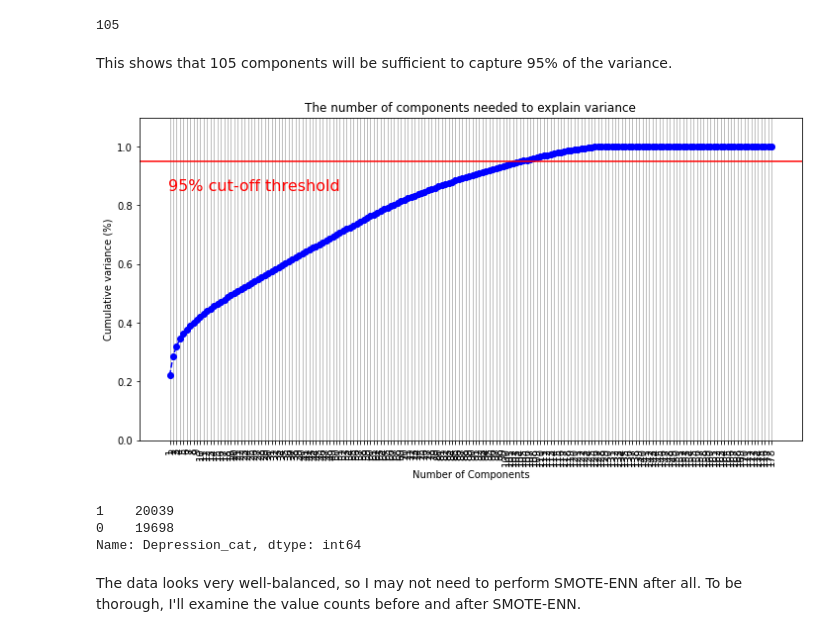
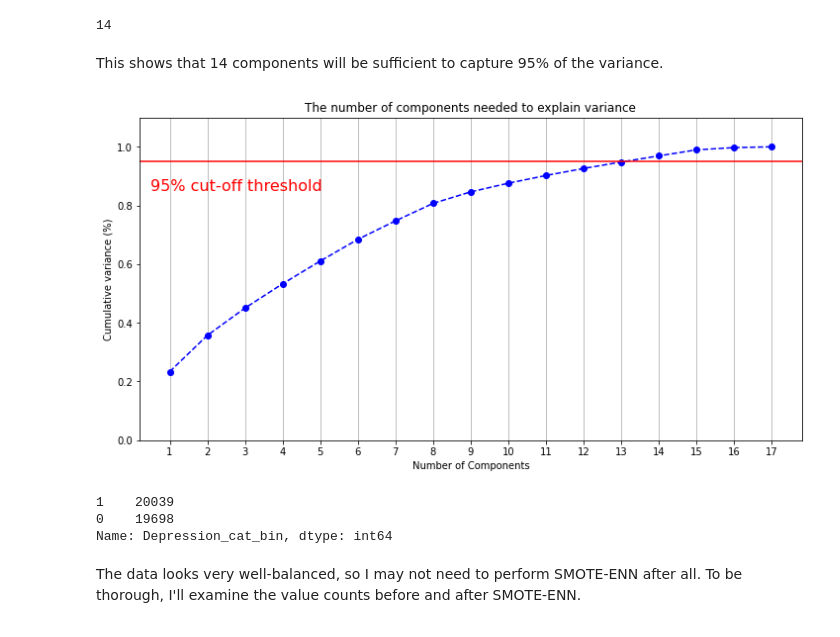
Before and after one commit to tfgerling/Final_project, a Jupyter notebook: Just Jamie thinking about data modeling.ipynb, the cells around one changed output. Cells and saved outputs as stored; diff of their text form; code cells hidden in the pictures.

```diff
--- a/Just Jamie thinking about data modeling.ipynb
+++ b/Just Jamie thinking about data modeling.ipynb
@@ -68,12 +82 @@ int64    178
 dtype: int64
-# %%
-# Target variable will determine severe depression. Levels 3 or 4 indicates severe depression.  So 1 means the individual has
-# severe depression, while 0 means they do not.
-
-for i in range(len(df)):
-    if df['Depression_cat'][i] == 3 or df['Depression_cat'][i] == 4:
-        df['Depression_cat'][i] = 1
-    else:
-        df['Depression_cat'][i] = 0
-
-df['Depression_cat']
@@ -93,56 +141,57 @@ Name: Depression_cat, Length: 39737, dtype: int64
+# %%
+# Slice feature columns from dataframe for X
+X = df.iloc[:,:17]
 # %%
+# Apply MinMaxScaler for PCA
 scaler = MinMaxScaler()
-df_rescaled = scaler.fit_transform(df)
+X_rescaled = scaler.fit_transform(X)
 # %%
 # 95% of variance
 pca = PCA(n_components = 0.95)
-pca.fit(df_rescaled)
-reduced_ninety_five = pca.transform(df_rescaled)
+pca.fit(X_rescaled)
+reduced_ninety_five = pca.transform(X_rescaled)
 no_comp = reduced_ninety_five.shape[1]
 no_comp
 # %% [output]
-105
+14
 # %% [markdown]
-This shows that 105 components will be sufficient to capture 95% of the variance.
+This shows that 14 components will be sufficient to capture 95% of the variance.
 # %%
 # Visualizing the PCA determination of number of components
 
-pca = PCA().fit(df_rescaled)
+pca = PCA().fit(X_rescaled)
 
 plt.rcParams["figure.figsize"] = (12,6)
 
 fig, ax = plt.subplots()
-xi = np.arange(1, 179, step=1)
+xi = np.arange(1, 18, step=1)
 y = np.cumsum(pca.explained_variance_ratio_)
 
 plt.ylim(0.0,1.1)
 plt.plot(xi, y, marker='o', linestyle='--', color='b')
 
 plt.xlabel('Number of Components')
-plt.xticks(np.arange(1, 179, step=1), rotation=90) #change from 0-based array index to 1-based human-readable label
+plt.xticks(np.arange(1, 18, step=1)) #change from 0-based array index to 1-based human-readable label
 plt.ylabel('Cumulative variance (%)')
 plt.title('The number of components needed to explain variance')
 
 plt.axhline(y=0.95, color='r', linestyle='-')
 plt.text(0.5, 0.85, '95% cut-off threshold', color = 'red', fontsize=16)
 
 ax.grid(axis='x')
 plt.show()
 # %% [output]
-[figure, old version]
+[figure, new version]
 # %%
-# Slice feature columns from dataframe for X
-X = df.iloc[:,:172]
-
 # Three different output columns to examine
-y = df['Depression_cat']
+y = df['Depression_cat_bin']
 
 # Check balance of dataset
 y.value_counts()
 # %% [output]
 1    20039
 0    19698
-Name: Depression_cat, dtype: int64
+Name: Depression_cat_bin, dtype: int64
 # %% [markdown]
 The data looks very well-balanced, so I may not need to perform SMOTE-ENN after all.  To be thorough, I'll examine the value counts before and after SMOTE-ENN.
 # %%
```
Also changed, not shown: parts of 19 cells of this notebook, 1 other file.
